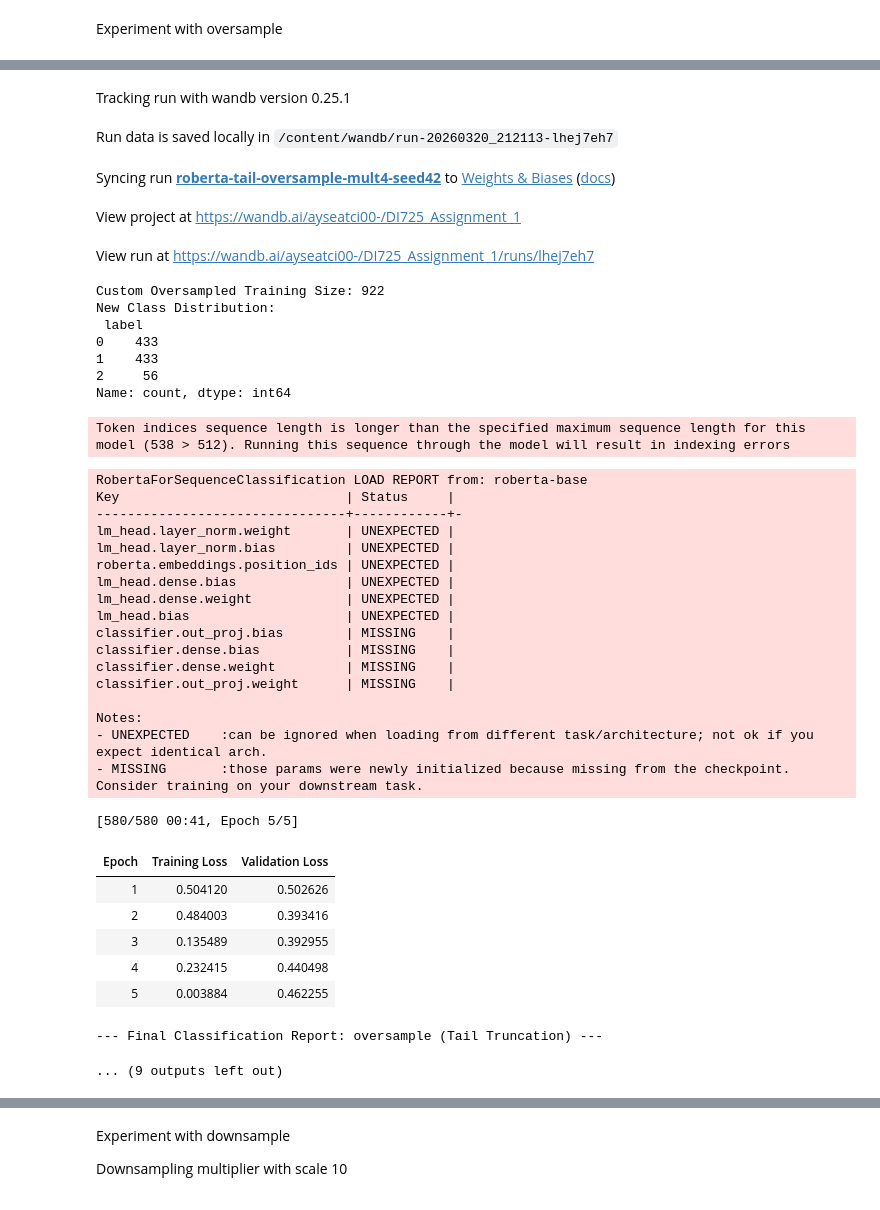
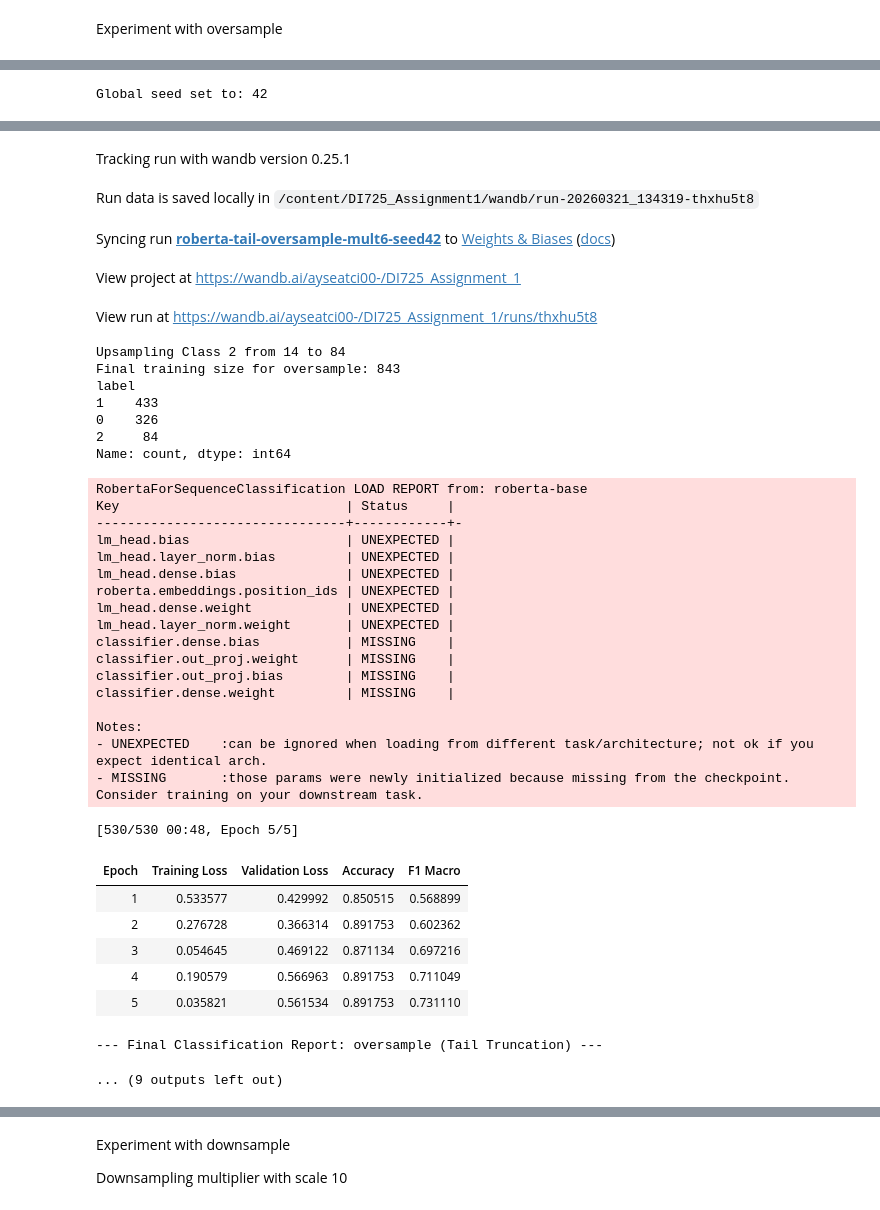
Before and after one commit to Ayseatci/DI725_Assignment1, a Jupyter notebook: notebooks/Base_RoBERTa.ipynb, the cells around one changed output, grey strips where cells are left out. Drawn from its saved outputs; the diff is of its cells as text; code cells hidden in the pictures.

```diff
--- a/notebooks/Base_RoBERTa.ipynb
+++ b/notebooks/Base_RoBERTa.ipynb
@@ -879,19 +969,26 @@ val_df = pd.read_csv("data/preprocessed/preprocessed_val.csv").dropna(subset=['t
 
 if EXPERIMENT_TYPE == 'oversample':
     counts = train_df['label'].value_counts()
-    max_size = counts.max()
+    min_size = counts.min()
+
     lst = []
     for i in range(3):
         n_current = counts.get(i, 0)
-        if n_current == max_size:
+
+        if n_current == min_size:
+            max_size = counts.max()
+            target_size = min(n_current * 6, max_size)
+
+            upsampled = train_df[train_df['label'] == i].sample(
+                target_size,
+                replace=True,
+                random_state=SEED
+            )
+            lst.append(upsampled)
+            print(f"Upsampling Class {i} from {n_current} to {target_size}")
+        else:
             lst.append(train_df[train_df['label'] == i])
-        else:
-            target_size = min(n_current * 6, max_size) # 6x Multiplier
-            if n_current > 0:
-                upsampled = train_df[train_df['label'] == i].sample(
-                    target_size, replace=True, random_state=SEED
-                )
-                lst.append(upsampled)
+
     train_df = pd.concat(lst).sample(frac=1, random_state=SEED).reset_index(drop=True)
 
 elif EXPERIMENT_TYPE == 'downsample':
@@ -927,58 +1024,58 @@ training_args.output_dir = f"./results_{EXPERIMENT_TYPE}-mult6"
 trainer = ImbalanceTrainer(
     model=model, args=training_args, train_dataset=train_dataset,
     eval_dataset=val_dataset, data_collator=DataCollatorWithPadding(tokenizer=tokenizer),
     compute_metrics=compute_metrics
 )
 
 trainer.train()
 
 print(f"\n--- Final Classification Report: {EXPERIMENT_TYPE} (Tail Truncation) ---")
 preds_output = trainer.predict(val_dataset)
 y_pred = np.argmax(preds_output.predictions, axis=1)
 report = classification_report(preds_output.label_ids, y_pred, target_names=list(id2label.values()))
 print(report)
 
 wandb.log({"final_classification_report": report})
 wandb.finish()
 # %% [output]
+Global seed set to: 42
 [interactive output not drawn]
 Tracking run with wandb version 0.25.1
-Run data is saved locally in /content/wandb/run-20260320_212113-lhej7eh7
+Run data is saved locally in /content/DI725_Assignment1/wandb/run-20260321_134319-thxhu5t8
-Syncing run roberta-tail-oversample-mult4-seed42 to Weights & Biases (docs)
+Syncing run roberta-tail-oversample-mult6-seed42 to Weights & Biases (docs)
 View project at https://wandb.ai/ayseatci00-/DI725_Assignment_1
-View run at https://wandb.ai/ayseatci00-/DI725_Assignment_1/runs/lhej7eh7
+View run at https://wandb.ai/ayseatci00-/DI725_Assignment_1/runs/thxhu5t8
-Custom Oversampled Training Size: 922
-New Class Distribution:
- label
-0    433
-1    433
-2     56
-Name: count, dtype: int64
-Token indices sequence length is longer than the specified maximum sequence length for this model (538 > 512). Running this sequence through the model will result in indexing errors
+Upsampling Class 2 from 14 to 84
+Final training size for oversample: 843
+label
+1    433
+0    326
+2     84
+Name: count, dtype: int64
 RobertaForSequenceClassification LOAD REPORT from: roberta-base
 Key                             | Status     |
 --------------------------------+------------+-
+lm_head.bias                    | UNEXPECTED |
+lm_head.layer_norm.bias         | UNEXPECTED |
+lm_head.dense.bias              | UNEXPECTED |
+roberta.embeddings.position_ids | UNEXPECTED |
+lm_head.dense.weight            | UNEXPECTED |
 lm_head.layer_norm.weight       | UNEXPECTED |
-lm_head.layer_norm.bias         | UNEXPECTED |
-roberta.embeddings.position_ids | UNEXPECTED |
-lm_head.dense.bias              | UNEXPECTED |
-lm_head.dense.weight            | UNEXPECTED |
-lm_head.bias                    | UNEXPECTED |
+classifier.dense.bias           | MISSING    |
+classifier.out_proj.weight      | MISSING    |
 classifier.out_proj.bias        | MISSING    |
-classifier.dense.bias           | MISSING    |
 classifier.dense.weight         | MISSING    |
-classifier.out_proj.weight      | MISSING    |
 
 Notes:
 - UNEXPECTED    :can be ignored when loading from different task/architecture; not ok if you expect identical arch.
 - MISSING       :those params were newly initialized because missing from the checkpoint. Consider training on your downstream task.
-[580/580 00:41, Epoch 5/5]
+[530/530 00:48, Epoch 5/5]
-| Epoch | Training Loss | Validation Loss |
-| 1 | 0.504120 | 0.502626 |
-| 2 | 0.484003 | 0.393416 |
-| 3 | 0.135489 | 0.392955 |
-| 4 | 0.232415 | 0.440498 |
-| 5 | 0.003884 | 0.462255 |
+| Epoch | Training Loss | Validation Loss | Accuracy | F1 Macro |
+| 1 | 0.533577 | 0.429992 | 0.850515 | 0.568899 |
+| 2 | 0.276728 | 0.366314 | 0.891753 | 0.602362 |
+| 3 | 0.054645 | 0.469122 | 0.871134 | 0.697216 |
+| 4 | 0.190579 | 0.566963 | 0.891753 | 0.711049 |
+| 5 | 0.035821 | 0.561534 | 0.891753 | 0.731110 |
 --- Final Classification Report: oversample (Tail Truncation) ---
 ... (9 outputs left out)
 # %%
```
Also changed, not shown: parts of 18 cells of this notebook.
